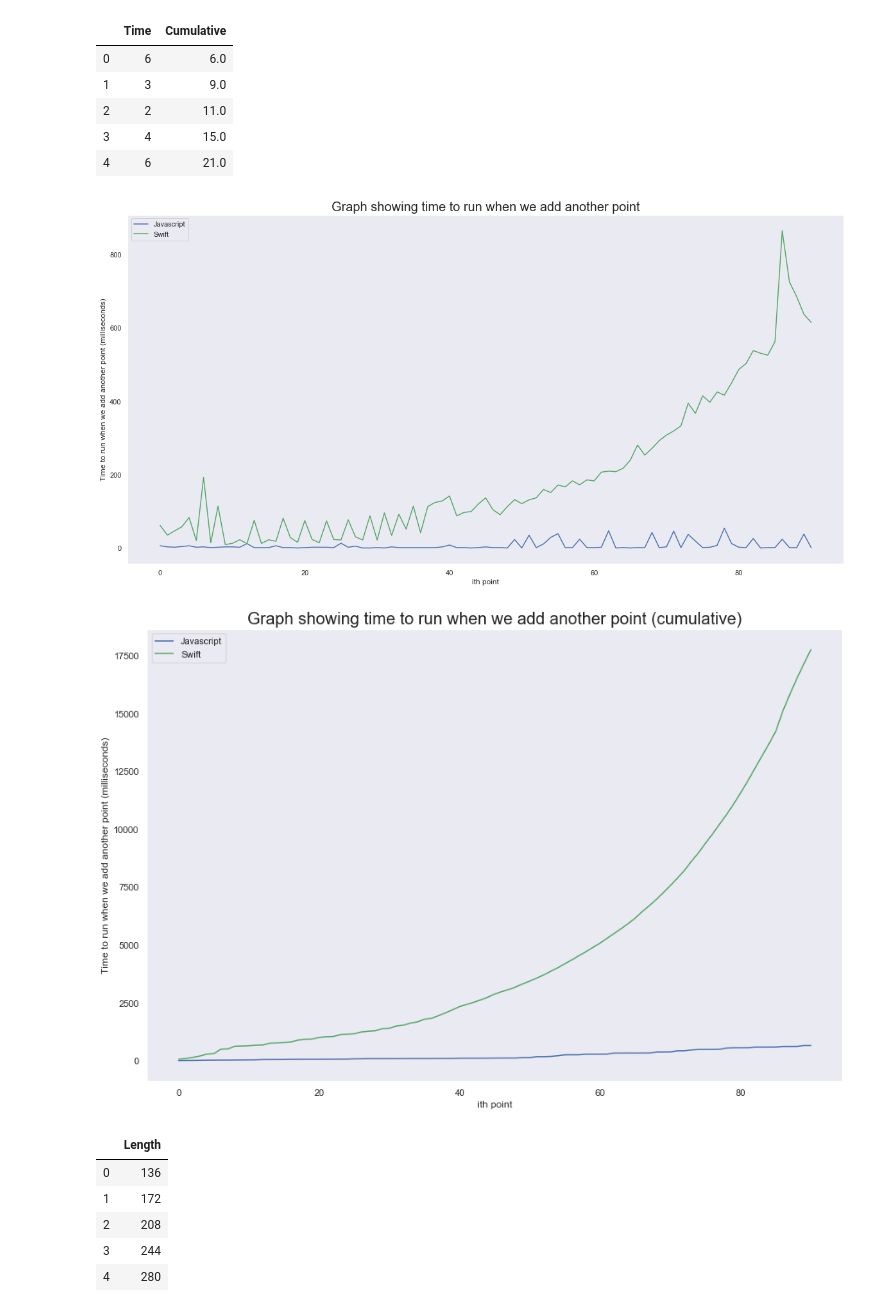
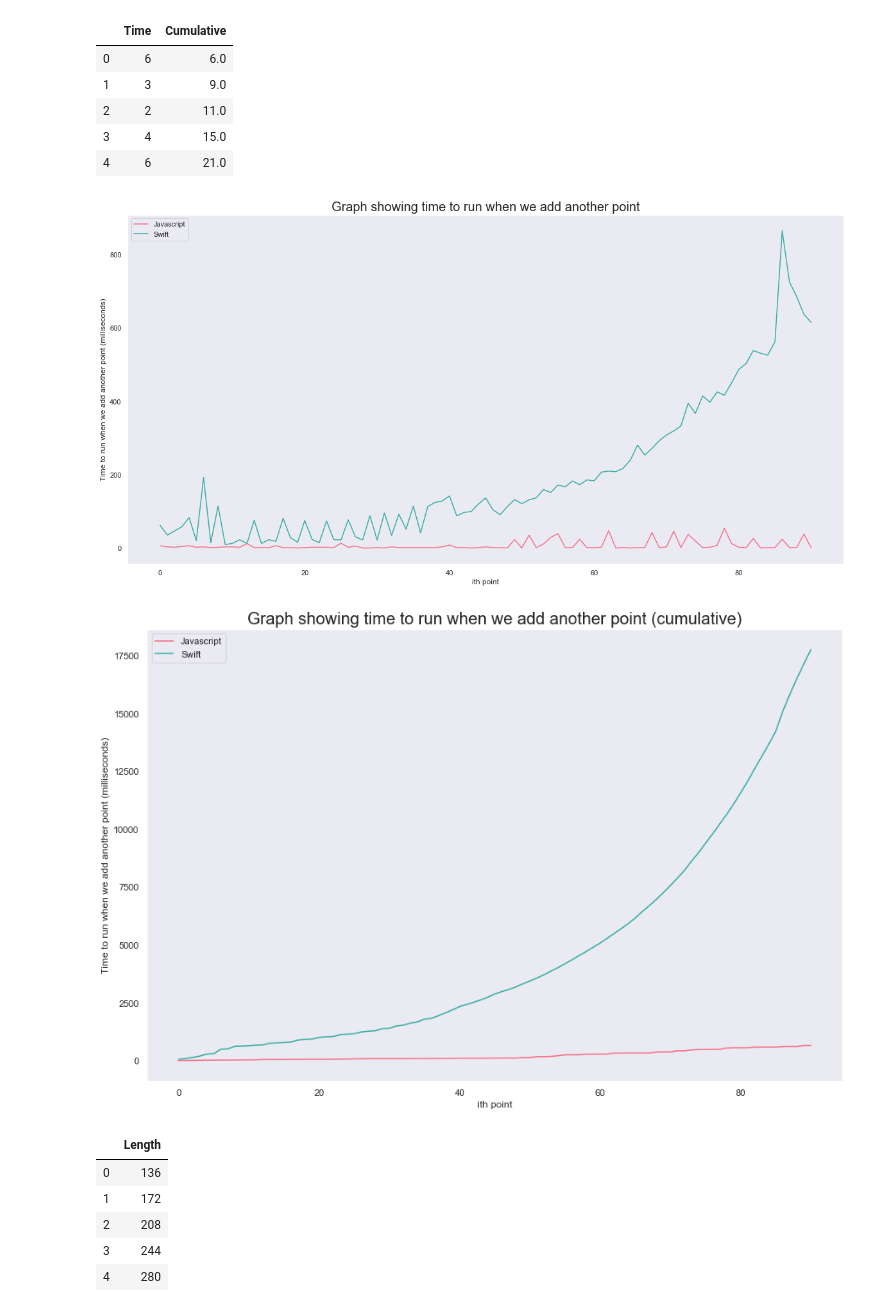
Before and after one commit to mnckapilan/crdt-canvas, a Jupyter notebook: Performance Engineering/Performance Engineering.ipynb, the cells around one changed output. Cells and saved outputs as stored; diff of their text form; code cells hidden in the pictures.

```diff
--- a/Performance Engineering/Performance Engineering.ipynb
+++ b/Performance Engineering/Performance Engineering.ipynb
@@ -5,6 +5,9 @@ import matplotlib.pyplot as plt
 import seaborn as sns
 
 sns.set()
+my_palette = sns.color_palette("husl")
+my_palette.pop(1)
+sns.set_palette(sns.color_palette(my_palette))
 # %% [markdown]
 ## Automerge
 # %%
@@ -47,13 +50,13 @@ js_times = pd.read_csv("opt-js-automerge.txt", header = None)
 # so the first element is the time taken to add the first point and the last element is the time
 # to add the 1000th point. it's not cumulative.
 
-javascript = js_times.transpose()
-javascript = javascript.rename(columns = {0 : 'Time'})
+am_javascript = js_times.transpose()
+am_javascript = am_javascript.rename(columns = {0 : 'Time'})
 
-summed = accumulate(javascript)
-javascript['Cumulative'] = summed
+summed = accumulate(am_javascript)
+am_javascript['Cumulative'] = summed
 
-javascript.head()
+am_javascript.head()
 # %% [output]
 |  | Time | Cumulative |
 | 0 | 60 | 60.0 |
@@ -123,12 +126,12 @@ swift_times_yjs = pd.read_csv("opt-swift-yjs.txt", header = None)
 # so the first element is the time taken to add the first point and the last element
 # is the time to add the 1000th point. it's not cumulative.
 
-swift = swift_times_yjs.transpose()
-swift = swift.rename(columns = {0 : 'Time'})
+yjs_swift = swift_times_yjs.transpose()
+yjs_swift = yjs_swift.rename(columns = {0 : 'Time'})
 
 # Convert to milliseconds to match other file
 conversion = 0.0000010
-swift['Time'] = swift['Time'].apply(lambda x: x * conversion)
+yjs_swift['Time'] = yjs_swift['Time'].apply(lambda x: x * conversion)
 
 def accumulate(df):
     cumulative = np.zeros(df.count())
@@ -138,10 +141,10 @@ def accumulate(df):
         cumulative[index] = summed
     return cumulative
 
-summed = accumulate(swift)
-swift['Cumulative'] = summed
+summed = accumulate(yjs_swift)
+yjs_swift['Cumulative'] = summed
 
-swift.head()
+yjs_swift.head()
 # %% [output]
 |  | Time | Cumulative |
 | 0 | 61.448359 | 61.448359 |
@@ -156,13 +159,13 @@ js_times_yjs = pd.read_csv("opt-js-yjs.txt", header = None)
 # so the first element is the time taken to add the first point and the last element is the time
 # to add the 1000th point. it's not cumulative.
 
-javascript = js_times_yjs.transpose()
-javascript = javascript.rename(columns = {0 : 'Time'})
+yjs_javascript = js_times_yjs.transpose()
+yjs_javascript = yjs_javascript.rename(columns = {0 : 'Time'})
 
-summed = accumulate(javascript)
-javascript['Cumulative'] = summed
+summed = accumulate(yjs_javascript)
+yjs_javascript['Cumulative'] = summed
 
-javascript.head()
+yjs_javascript.head()
 # %% [output]
 |  | Time | Cumulative |
 | 0 | 6 | 6.0 |
@@ -173,27 +176,27 @@ javascript.head()
 # %%
 fig, ax = plt.subplots()
 fig.set_size_inches(20, 10)
 ax.set_title('Graph showing time to run when we add another point', fontsize = 20)
 ax.grid()
 ax.set(xlabel = 'ith point', ylabel = 'Time to run when we add another point (milliseconds)')
-ax.plot(javascript.index.values, javascript['Time'], label = "Javascript", color = 'b')
-ax.plot(swift.index.values, swift['Time'], label = "Swift", color = 'g')
+ax.plot(yjs_javascript.index.values, yjs_javascript['Time'], label = "Javascript", color = my_palette[0])
+ax.plot(yjs_swift.index.values, yjs_swift['Time'], label = "Swift", color = my_palette[2])
 ax.legend()
 plt.show()
 # %% [output]
-[figure, old version]
+[figure, new version]
 # %%
 fig, ax = plt.subplots()
 fig.set_size_inches(15, 10)
 ax.set_title('Graph showing time to run when we add another point (cumulative)', fontsize = 20)
 ax.grid()
 ax.set(xlabel = 'ith point', ylabel = 'Time to run when we add another point (milliseconds)')
-ax.plot(javascript.index.values, javascript['Cumulative'], label = "Javascript", color = 'b')
-ax.plot(swift.index.values, swift['Cumulative'], label = "Swift", color = 'g')
+ax.plot(yjs_javascript.index.values, yjs_javascript['Cumulative'], label = "Javascript", color = my_palette[0])
+ax.plot(yjs_swift.index.values, yjs_swift['Cumulative'], label = "Swift", color = my_palette[2])
 ax.legend()
 plt.show()
 # %% [output]
-[figure, old version]
+[figure, new version]
 # %%
 # this is the length of the jsonified automerge document in chars,
 # it's cumulative and each element is the document with one extra point.
```
Also changed, not shown: parts of 8 cells of this notebook.
